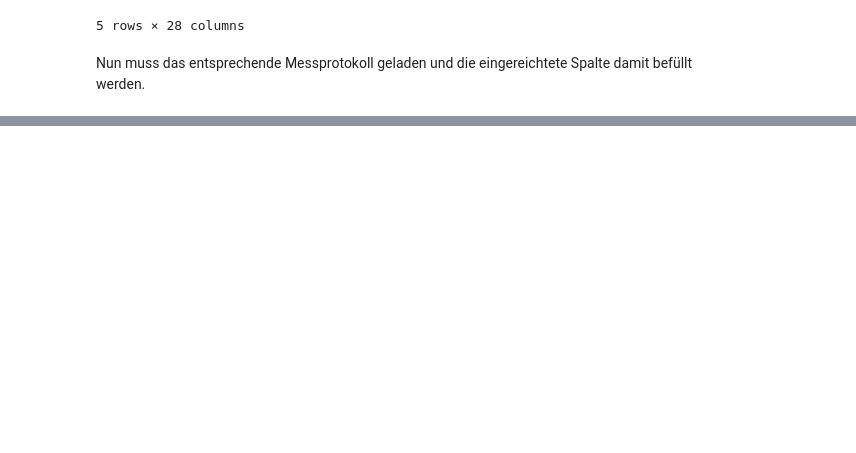
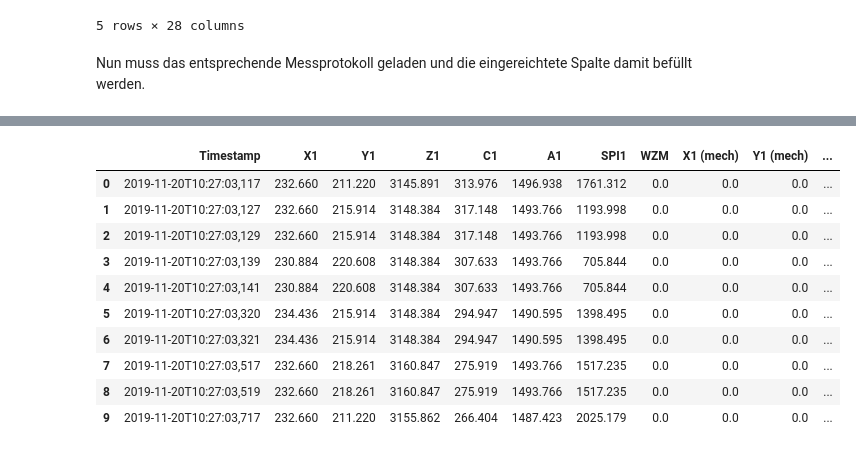
Before and after one commit to Xavubil/master_project_machine_learning, a Jupyter notebook: data_exploration/Datenaufbereitung_Vorgehen.ipynb, the cells around one changed output, grey strips where cells are left out. Drawn from its saved outputs; the diff is of its cells as text; code cells hidden in the pictures; blank space fills up the shorter version.

Commit message:
data exploration of measurement & achsleistungsdata

```diff
--- a/data_exploration/Datenaufbereitung_Vorgehen.ipynb
+++ b/data_exploration/Datenaufbereitung_Vorgehen.ipynb
@@ -163,0 +179,17 @@ Nun muss das entsprechende Messprotokoll geladen und die eingereichtete Spalte d
+# %%
+# Einlesen der Daten der Achsleistung
+dfAchs = importbib.importAchsleistungsData('csv_Files/Achsleistung-2019-11-20T10-27-03_E1.csv')
+dfAchs.head(10)
+# print(dfAchs.shape)
+# %% [output]
+|  | Timestamp | X1 | Y1 | Z1 | C1 | A1 | SPI1 | WZM | X1 (mech) | Y1 (mech) | ... |
+| 0 | 2019-11-20T10:27:03,117 | 232.660 | 211.220 | 3145.891 | 313.976 | 1496.938 | 1761.312 | 0.0 | 0.0 | 0.0 | ... |
+| 1 | 2019-11-20T10:27:03,127 | 232.660 | 215.914 | 3148.384 | 317.148 | 1493.766 | 1193.998 | 0.0 | 0.0 | 0.0 | ... |
+| 2 | 2019-11-20T10:27:03,129 | 232.660 | 215.914 | 3148.384 | 317.148 | 1493.766 | 1193.998 | 0.0 | 0.0 | 0.0 | ... |
+| 3 | 2019-11-20T10:27:03,139 | 230.884 | 220.608 | 3148.384 | 307.633 | 1493.766 | 705.844 | 0.0 | 0.0 | 0.0 | ... |
+| 4 | 2019-11-20T10:27:03,141 | 230.884 | 220.608 | 3148.384 | 307.633 | 1493.766 | 705.844 | 0.0 | 0.0 | 0.0 | ... |
+| 5 | 2019-11-20T10:27:03,320 | 234.436 | 215.914 | 3148.384 | 294.947 | 1490.595 | 1398.495 | 0.0 | 0.0 | 0.0 | ... |
+| 6 | 2019-11-20T10:27:03,321 | 234.436 | 215.914 | 3148.384 | 294.947 | 1490.595 | 1398.495 | 0.0 | 0.0 | 0.0 | ... |
+| 7 | 2019-11-20T10:27:03,517 | 232.660 | 218.261 | 3160.847 | 275.919 | 1493.766 | 1517.235 | 0.0 | 0.0 | 0.0 | ... |
+| 8 | 2019-11-20T10:27:03,519 | 232.660 | 218.261 | 3160.847 | 275.919 | 1493.766 | 1517.235 | 0.0 | 0.0 | 0.0 | ... |
+| 9 | 2019-11-20T10:27:03,717 | 232.660 | 211.220 | 3155.862 | 266.404 | 1487.423 | 2025.179 | 0.0 | 0.0 | 0.0 | ... |
```
Also changed, not shown: parts of 4 cells of this notebook, 1 other file.
